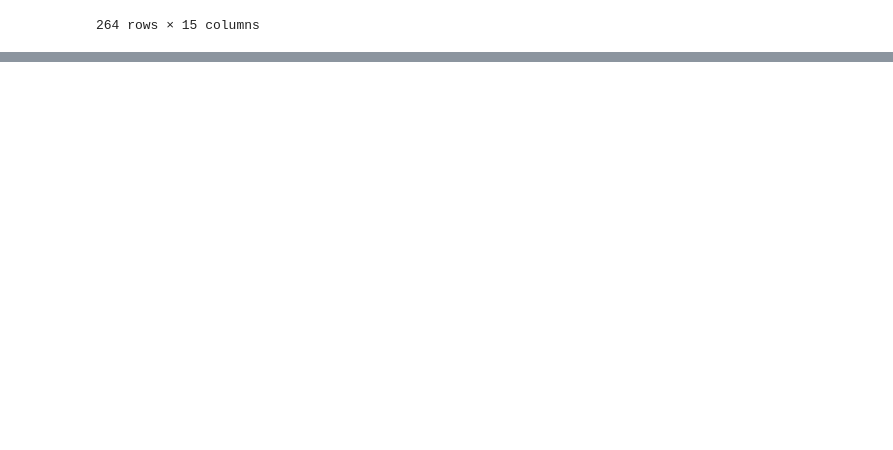
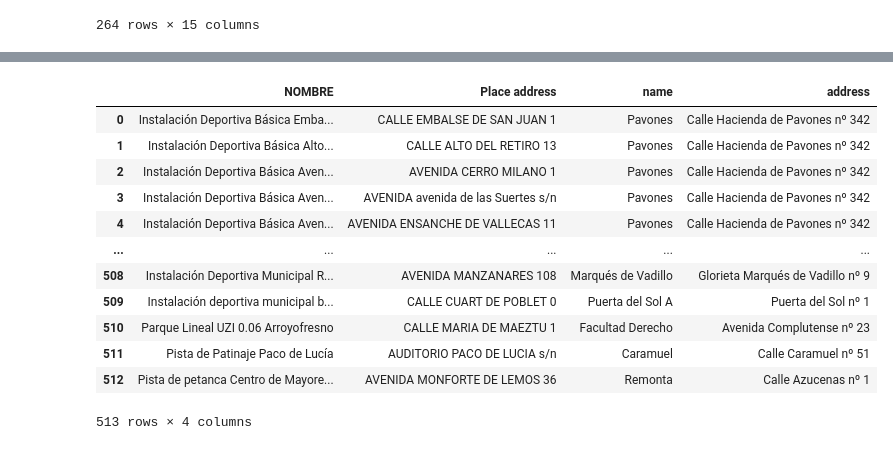
Before and after one commit to ivanrepi/data_pipeline_project_m1, a Jupyter notebook: notebooks/nearest_stations.ipynb, the cells around one changed output, grey strips where cells are left out. Cells and saved outputs as stored; diff of their text form; code cells hidden in the pictures; blank space fills up the shorter version.

```diff
--- a/notebooks/nearest_stations.ipynb
+++ b/notebooks/nearest_stations.ipynb
@@ -57,0 +88,17 @@ result.head()
+# %%
+df = nearest_bicimad_station[nearest_bicimad_station.columns[[0,6,4,5]]]
+df
+# %% [output]
+|  | NOMBRE | Place address | name | address |
+| 0 | Instalación Deportiva Básica Emba... | CALLE EMBALSE DE SAN JUAN 1 | Pavones | Calle Hacienda de Pavones nº 342 |
+| 1 | Instalación Deportiva Básica Alto... | CALLE ALTO DEL RETIRO 13 | Pavones | Calle Hacienda de Pavones nº 342 |
+| 2 | Instalación Deportiva Básica Aven... | AVENIDA CERRO MILANO 1 | Pavones | Calle Hacienda de Pavones nº 342 |
+| 3 | Instalación Deportiva Básica Aven... | AVENIDA avenida de las Suertes s/n | Pavones | Calle Hacienda de Pavones nº 342 |
+| 4 | Instalación Deportiva Básica Aven... | AVENIDA ENSANCHE DE VALLECAS 11 | Pavones | Calle Hacienda de Pavones nº 342 |
+| ... | ... | ... | ... | ... |
+| 508 | Instalación Deportiva Municipal R... | AVENIDA MANZANARES 108 | Marqués de Vadillo | Glorieta Marqués de Vadillo nº 9 |
+| 509 | Instalación deportiva municipal b... | CALLE CUART DE POBLET 0 | Puerta del Sol A | Puerta del Sol nº 1 |
+| 510 | Parque Lineal UZI 0.06 Arroyofresno | CALLE MARIA DE MAEZTU 1 | Facultad Derecho | Avenida Complutense nº 23 |
+| 511 | Pista de Patinaje Paco de Lucía | AUDITORIO PACO DE LUCIA s/n | Caramuel | Calle Caramuel nº 51 |
+| 512 | Pista de petanca Centro de Mayore... | AVENIDA MONFORTE DE LEMOS 36 | Remonta | Calle Azucenas nº 1 |
+513 rows × 4 columns
```
Also changed, not shown: parts of 3 cells of this notebook, 3 other files.
